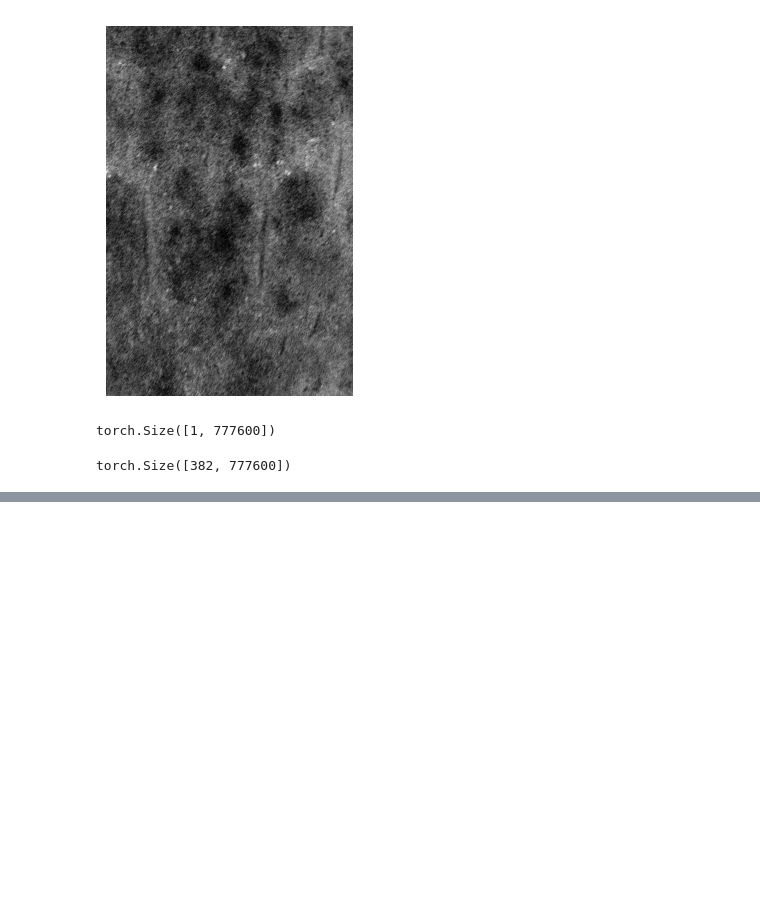
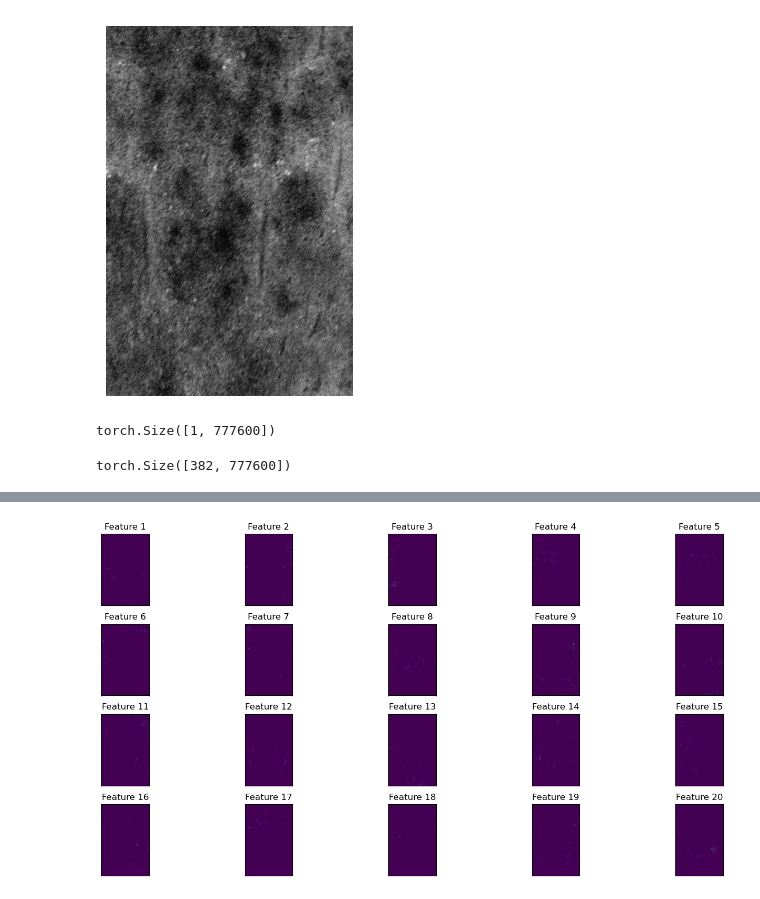
Before and after one commit to N0AHt/nmf_on_gpu, a Jupyter notebook: pytorch_nmf.ipynb, the cells around one changed output, grey strips where cells are left out. Drawn from its saved outputs; the diff is of its cells as text; code cells hidden in the pictures; blank space fills up the shorter version.

```diff
--- a/pytorch_nmf.ipynb
+++ b/pytorch_nmf.ipynb
@@ -271,3 +273,28 @@ plt.show()
+# %%
+components = image_H
+indicies = list(range(len(components[0])))
+inx_components = list(zip(components[0], indicies))
+
+sorted_components = sorted(inx_components, key=lambda x: x[0])
+sorted_components.reverse()
+# %%
+num_features = 20
+idx = [sc[1] for sc in sorted_components[0:num_features]]
+
+features = sparse_model.W.t()
+image_components = features.reshape(features.shape[0], gray_image.shape[0], gray_image.shape[1])
+image_components = image_components.detach().cpu().numpy()
+
+top_features = image_components[idx]
+
+fig, axes = plt.subplots(4, 5, figsize=(15, 7), subplot_kw={'xticks': (), 'yticks': ()})
+for i, ax in enumerate(axes.ravel()):
+    ax.imshow(top_features[i], cmap = 'viridis')
+    ax.set_title(f'Feature {i+1}')
+plt.tight_layout()
+plt.show()
+# %% [output]
+[figure, added]
 # %%
 # now for gpu stuff!
 from torchnmf.nmf import NMF
```
Also changed, not shown: parts of 6 cells of this notebook.
